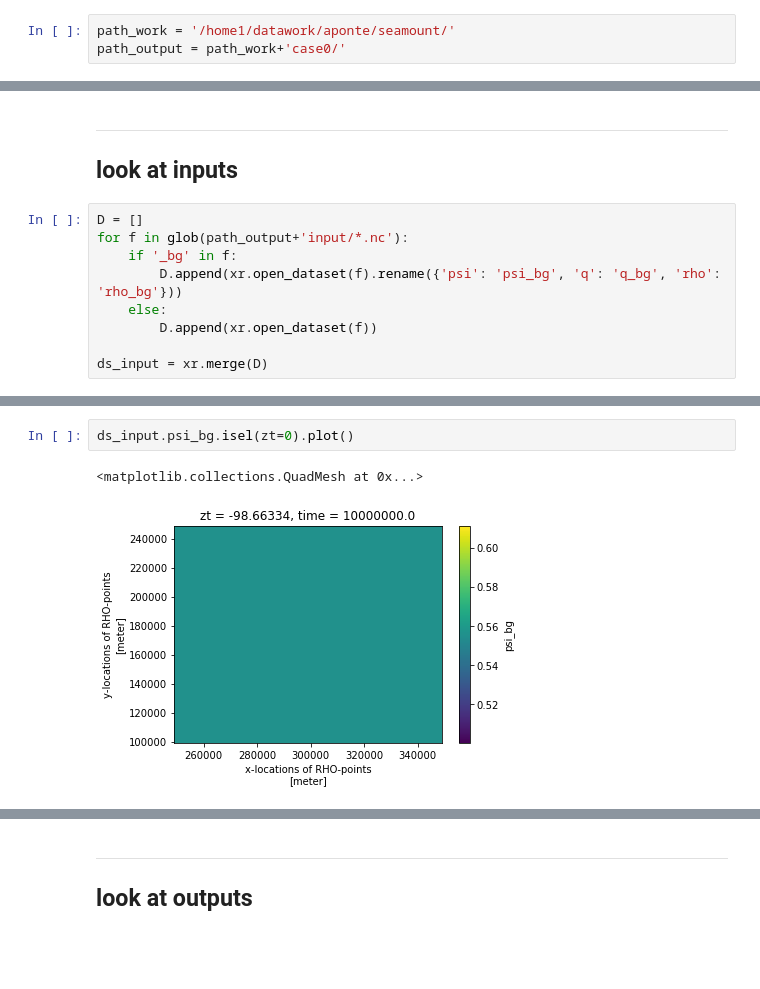
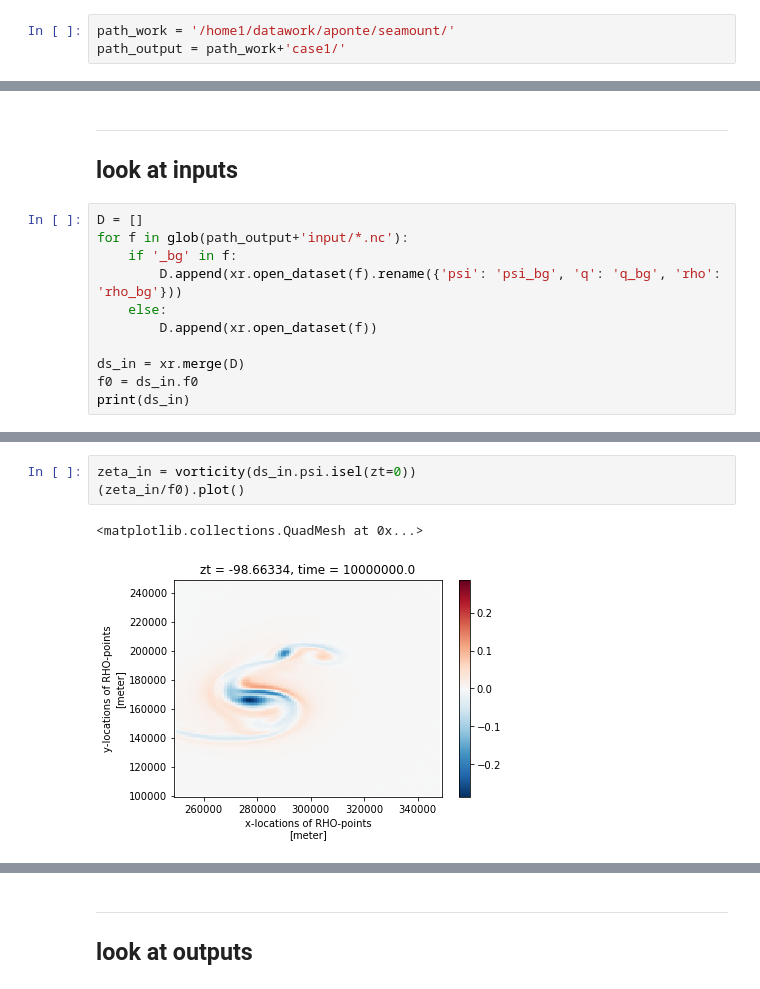
Before and after one commit to apatlpo/qgsolver, a Jupyter notebook: output/roms_seamount.ipynb, the cells around one changed output, grey strips where cells are left out. Drawn from its saved outputs; the diff is of its cells as text; blank space fills up the shorter version.

Commit message:
get bsqg for seamount case working

```diff
--- a/output/roms_seamount.ipynb
+++ b/output/roms_seamount.ipynb
@@ -7,4 +7,4 @@ import xarray as xr
 import matplotlib.pyplot as plt
 # %%
 path_work = '/home1/datawork/aponte/seamount/'
-path_output = path_work+'case0/'
+path_output = path_work+'case1/'
@@ -20,4 +35,6 @@ for f in glob(path_output+'input/*.nc'):
     else:
         D.append(xr.open_dataset(f))
 
-ds_input = xr.merge(D)
+ds_in = xr.merge(D)
+f0 = ds_in.f0
+print(ds_in)
@@ -55,7 +62,8 @@ ds_input.psi.isel(zt=0).plot()
 <matplotlib.collections.QuadMesh at 0x...>
 [figure]
 # %%
-ds_input.psi_bg.isel(zt=0).plot()
+zeta_in = vorticity(ds_in.psi.isel(zt=0))
+(zeta_in/f0).plot()
 # %% [output]
 <matplotlib.collections.QuadMesh at 0x...>
-[figure, old version]
+[figure, new version]
```
Also changed, not shown: parts of 13 cells of this notebook, 4 other files.
